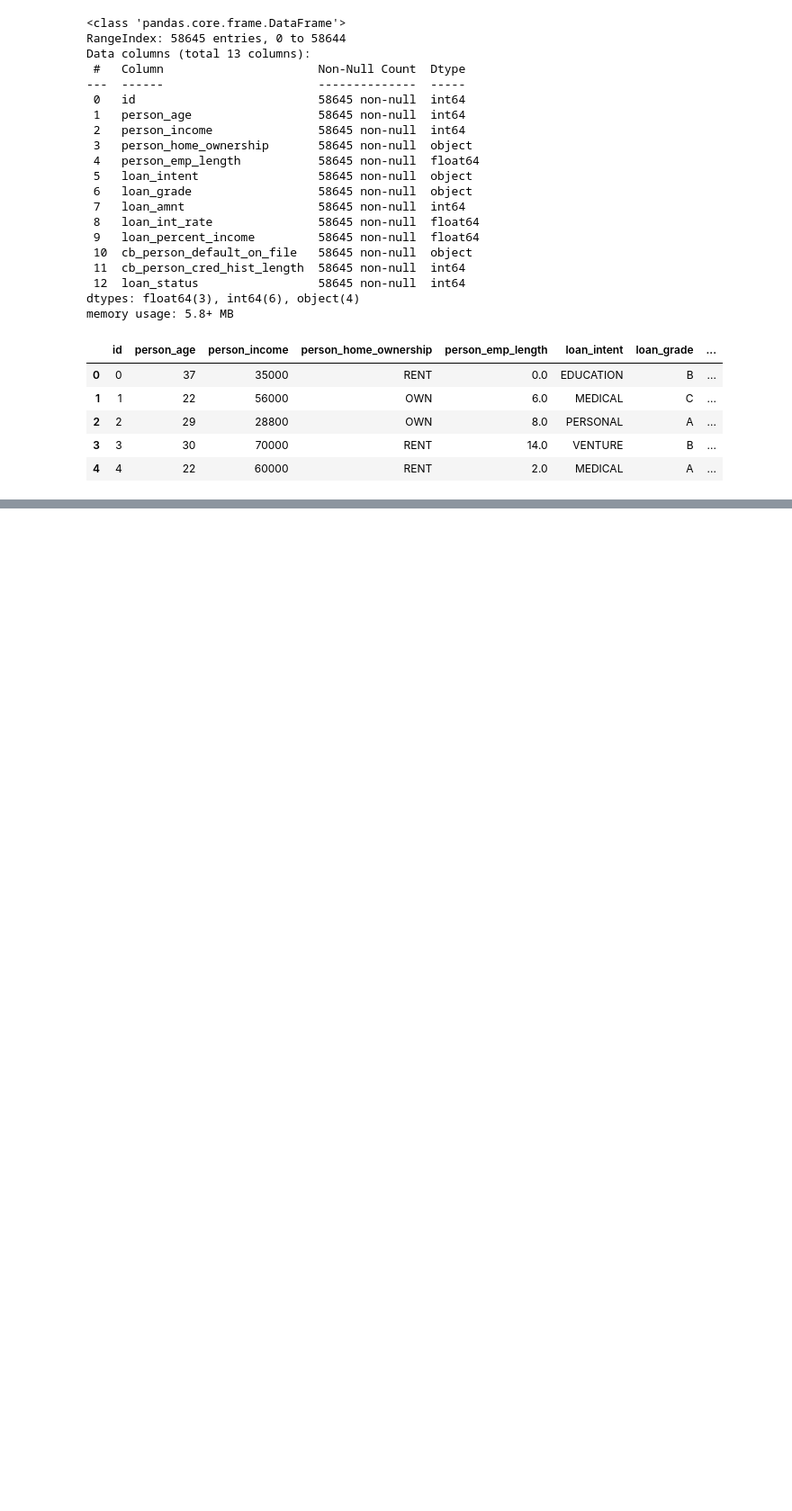
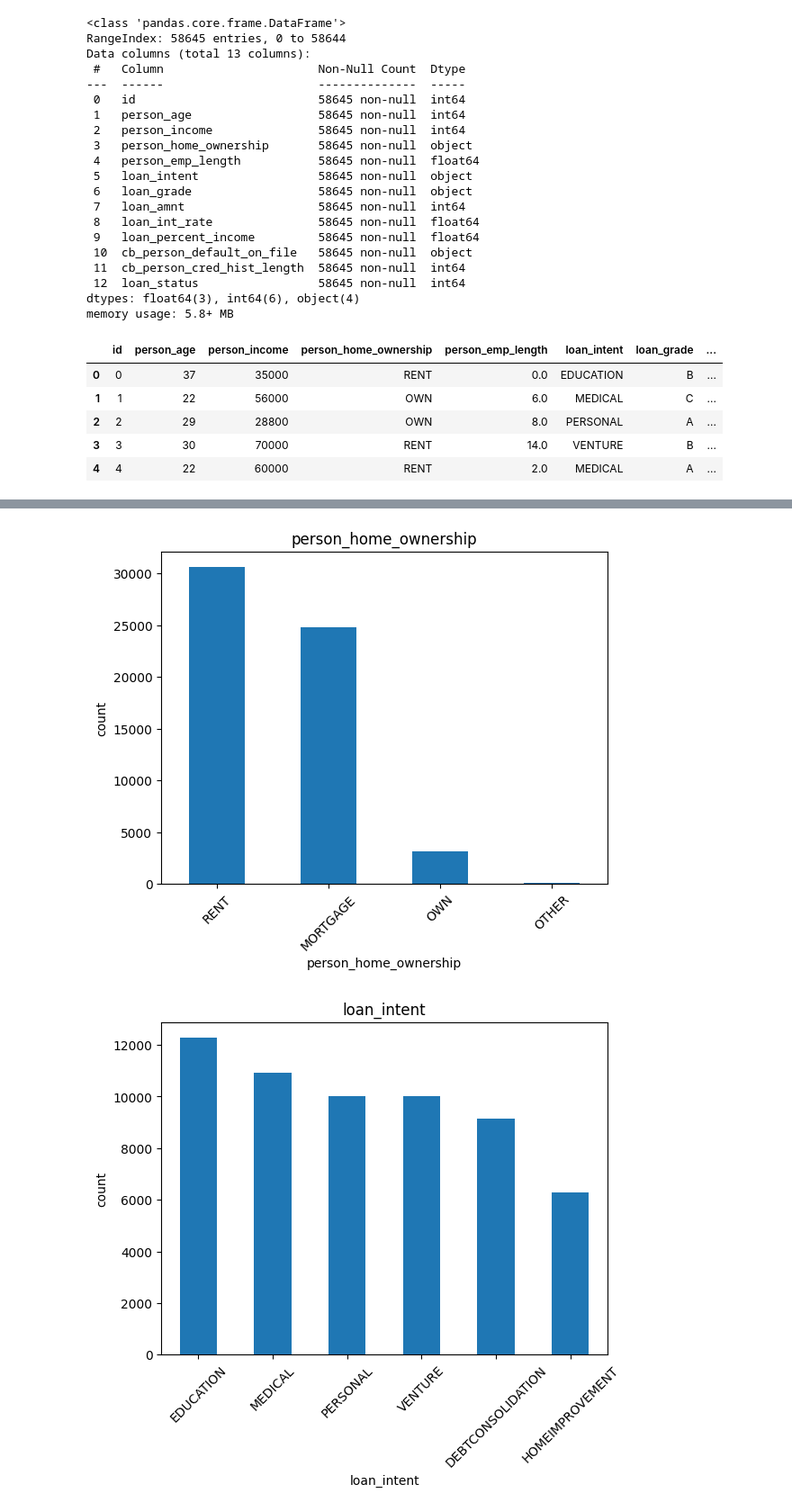
Before and after one commit to Alexej9671/kaggle_loan_approval_prediction, a Jupyter notebook: train_models.ipynb, the cells around one changed output, grey strips where cells are left out. Shown at 90% size. Drawn from its saved outputs; the diff is of its cells as text; code cells hidden in the pictures; blank space fills up the shorter version.

```diff
--- a/train_models.ipynb
+++ b/train_models.ipynb
@@ -52,0 +76,11 @@ df.describe(include='all')
+# %%
+for i in cat_cols:
+    counts = df[i].value_counts()
+    counts.plot(kind = 'bar')
+    plt.ylabel('count')
+    plt.title(i)
+    plt.xticks(rotation=45)
+    plt.show()
+# %% [output]
+[figure, added]
+[figure, added]
```
Also changed, not shown: parts of 13 cells of this notebook.
